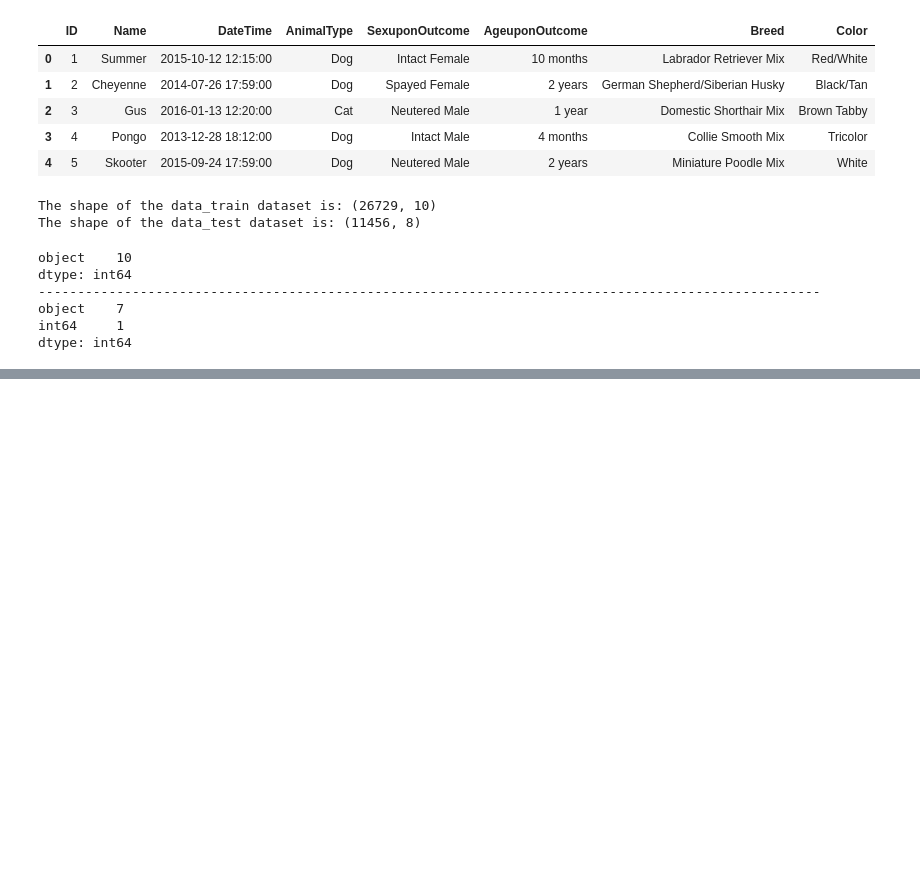
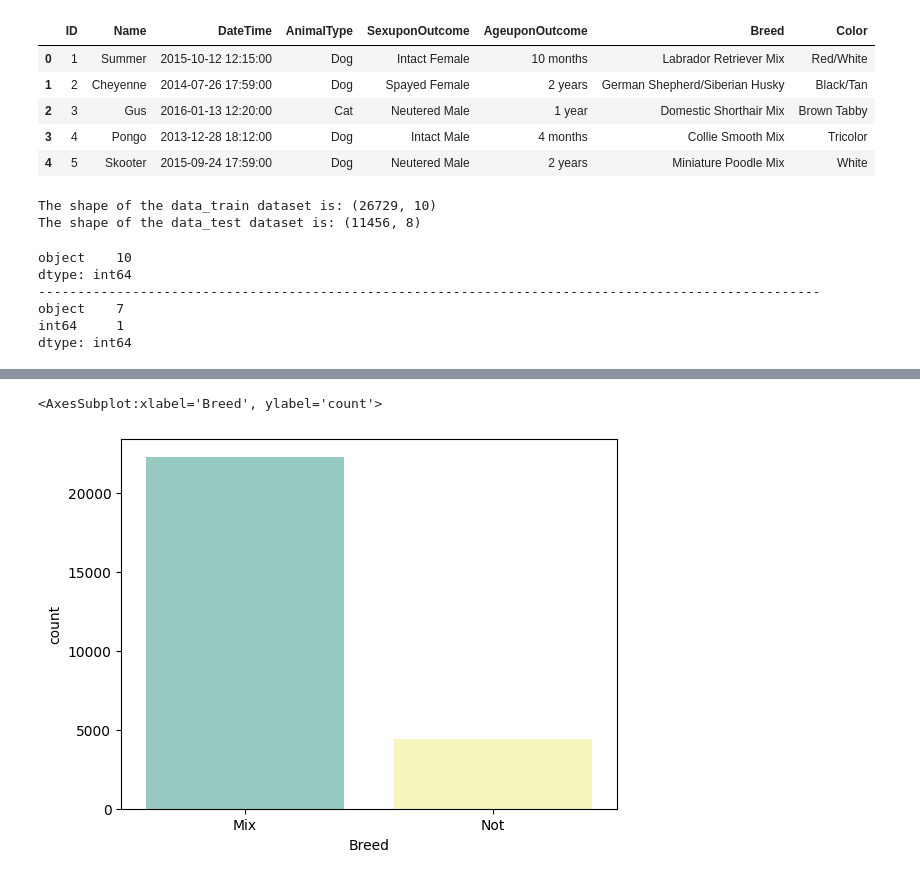
Before and after one commit to Clement733/animal_shelter_predi, a Jupyter notebook: animal_prediction.ipynb, the cells around one changed output, grey strips where cells are left out. Drawn from its saved outputs; the diff is of its cells as text; code cells hidden in the pictures; blank space fills up the shorter version.

```diff
--- a/animal_prediction.ipynb
+++ b/animal_prediction.ipynb
@@ -913,0 +109,17 @@ data_test_encoded
+# %%
+def get_sex(x):
+    x = str(x)
+    if x.find('Male') >= 0: return 'Male'
+    if x.find('Female') >= 0: return 'Female'
+    return 'Unknown'
+def get_neutered(x):
+    x = str(x)
+    if x.find('Neutered') >= 0: return 'Neutered'
+    if x.find('Spayed') >= 0: return 'Spayed'
+    if x.find('Intact') >= 0: return 'Intact'
+    return 'Unknown'
+# %%
+data_train['Sex'] = data_train.SexuponOutcome.apply(get_sex)
+data_train['Neutered'] = data_train.SexuponOutcome.apply(get_neutered)
+data_test['Sex'] = data_test.SexuponOutcome.apply(get_sex)
+data_test['Neutered'] = data_test.SexuponOutcome.apply(get_neutered)
@@ -913,0 +134,12 @@ data_test_encoded
+# %%
+def get_mix(x):
+    x=str(x)
+    if x.find('Mix') >= 0: return 'Mix'
+    return 'Not'
+data_train['Breed'] = data_train.Breed.apply(get_mix)
+data_test['Breed'] = data_test.Breed.apply(get_mix)
+# %%
+sns.countplot(data_train.Breed, palette='Set3')
+# %% [output]
+<AxesSubplot:xlabel='Breed', ylabel='count'>
+[figure, added]
```
Also changed, not shown: parts of 104 cells of this notebook.
